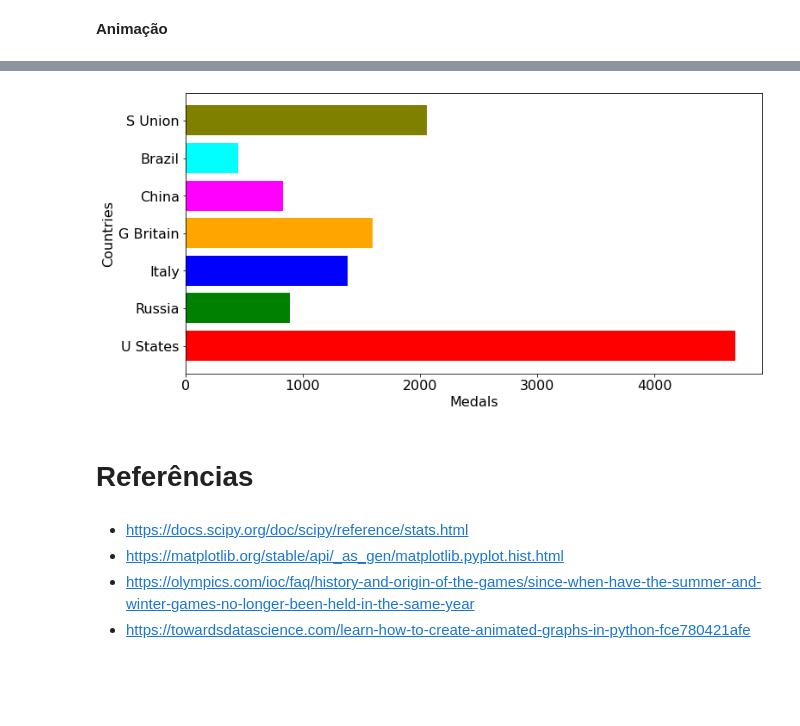
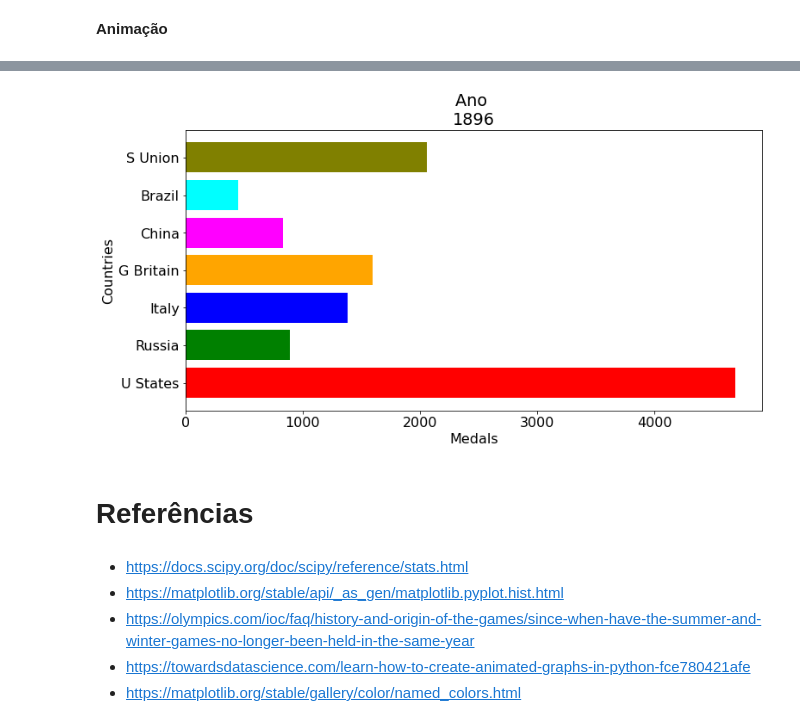
Before and after one commit to barbaracarnauba/repo_analise_dados_jogos_olimpicos, a Jupyter notebook: Analise_Dados_120_Anos_de_Historia_das_Olimpiadas.ipynb, the cells around one changed output, grey strips where cells are left out. Drawn from its saved outputs; the diff is of its cells as text; code cells hidden in the pictures; blank space fills up the shorter version.

```diff
--- a/Analise_Dados_120_Anos_de_Historia_das_Olimpiadas.ipynb
+++ b/Analise_Dados_120_Anos_de_Historia_das_Olimpiadas.ipynb
@@ -661,24 +661,25 @@ result2
 # %%
 from IPython.display import HTML
 
 fig = plt.figure(figsize=(12,6))
 
 def drawframe(i=int):
     iv = min(i, len(result2.index)-1) #the loop iterates an extra one time, which causes the dataframes to go out of bounds. This was the easiest (most lazy) way to solve this :)
     objects = result2.max().index
     y_pos = np.arange(len(objects))
     performance = result2.iloc[[iv]].values.tolist()[0]
     plt.barh(y_pos, performance, align='center', color=['red', 'green', 'blue', 'orange','magenta','cyan','olive'])
     plt.yticks(y_pos, objects)
     plt.xlabel('Medals')
     plt.ylabel('Countries')
+    plt.title('Ano \n' + str(result2.index[iv].strftime('%Y')))
     #plt.tight_layout()
 
 anim = ani.FuncAnimation(fig, drawframe, interval=500)
 HTML(anim.to_html5_video())
 # %% [output]
 [interactive output not drawn]
-[figure, old version]
+[figure, new version]
 # %% [markdown]
 # Referências
 # %% [markdown]
@@ -686,3 +687,4 @@ HTML(anim.to_html5_video())
 *   https://matplotlib.org/stable/api/_as_gen/matplotlib.pyplot.hist.html
 *   https://olympics.com/ioc/faq/history-and-origin-of-the-games/since-when-have-the-summer-and-winter-games-no-longer-been-held-in-the-same-year
 *   https://towardsdatascience.com/learn-how-to-create-animated-graphs-in-python-fce780421afe
+*   https://matplotlib.org/stable/gallery/color/named_colors.html
```
